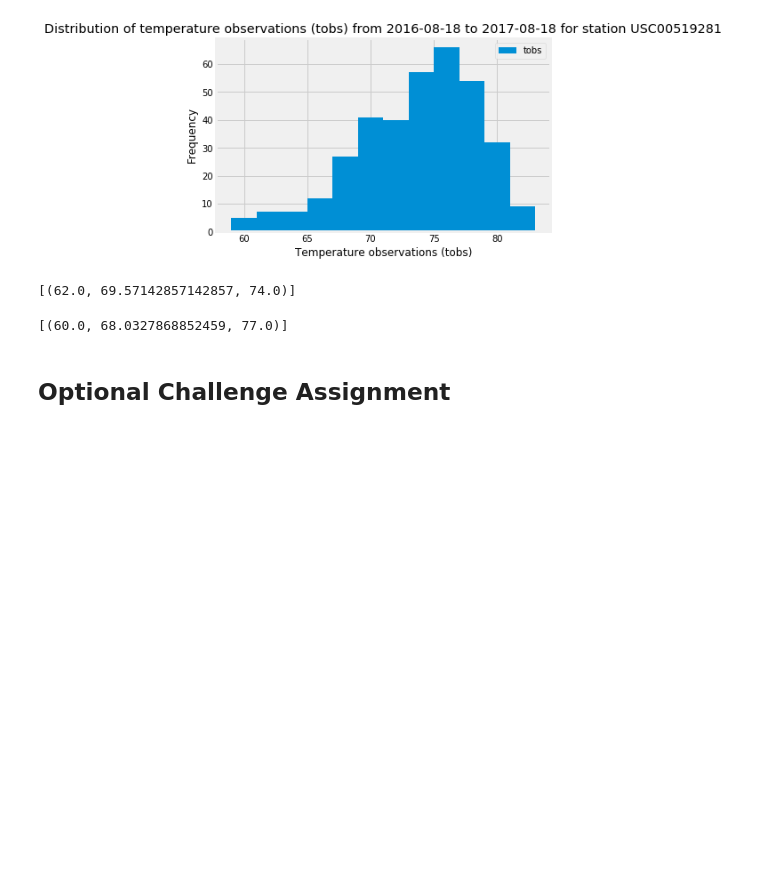
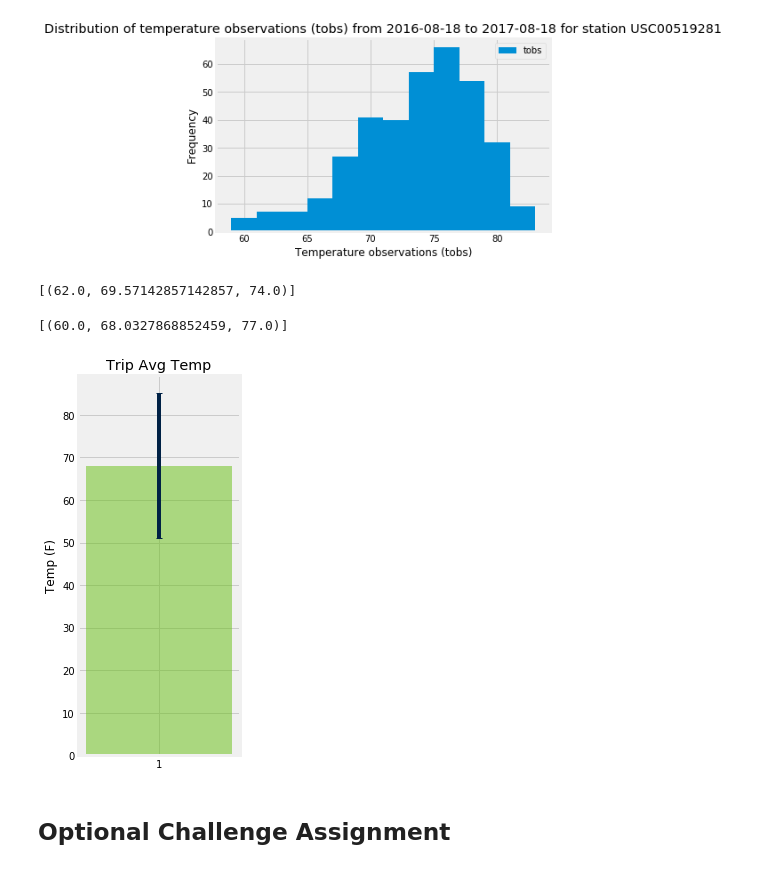
Before and after one commit to philipstubbs13/sqlalchemy-challenge, a Jupyter notebook: climate.ipynb, the cells around one changed output. Drawn from its saved outputs; the diff is of its cells as text; code cells hidden in the pictures; blank space fills up the shorter version.

```diff
--- a/climate.ipynb
+++ b/climate.ipynb
@@ -221,13 +221,33 @@ print(calc_temps('2012-02-28', '2012-03-05'))
 # Use your previous function `calc_temps` to calculate the tmin, tavg, and tmax
 # for your trip using the previous year's data for those same dates.
 print(calc_temps('2017-01-01', '2017-01-10'))
+temps_list = calc_temps('2017-01-01', '2017-01-10')
 # %% [output]
 [(60.0, 68.0327868852459, 77.0)]
 # %%
 # Plot the results from your previous query as a bar chart.
 # Use "Trip Avg Temp" as your Title
 # Use the average temperature for the y value
 # Use the peak-to-peak (tmax-tmin) value as the y error bar (yerr)
+# https://pythonforundergradengineers.com/python-matplotlib-error-bars.html
+fig, ax = plt.subplots(figsize=(3,6))
+x_pos = [1]
+avg_temp = [x[1] for x in temps_list]
+max_temp =  [x[2] for x in temps_list]
+min_temp = [x[0] for x in temps_list]
+error = max_temp[0] - min_temp[0]
+ax.bar(x_pos, avg_temp, yerr=[error], align='center', alpha=0.5, color='#66C010', capsize=3, ecolor="#002145")
+ax.set_ylabel('Temp (F)')
+ax.set_xticks(x_pos)
+ax.set_title('Trip Avg Temp')
+ax.yaxis.grid(True)
+
+# Save the figure and show
+plt.tight_layout()
+plt.savefig('trip_average_temp.png')
+plt.show()
+# %% [output]
+[figure, added]
 # %%
 # Calculate the total amount of rainfall per weather station for your trip dates using the previous year's matching dates.
 # Sort this in descending order by precipitation amount and list the station, name, latitude, longitude, and elevation
```
Also changed, not shown: 1 other file.
